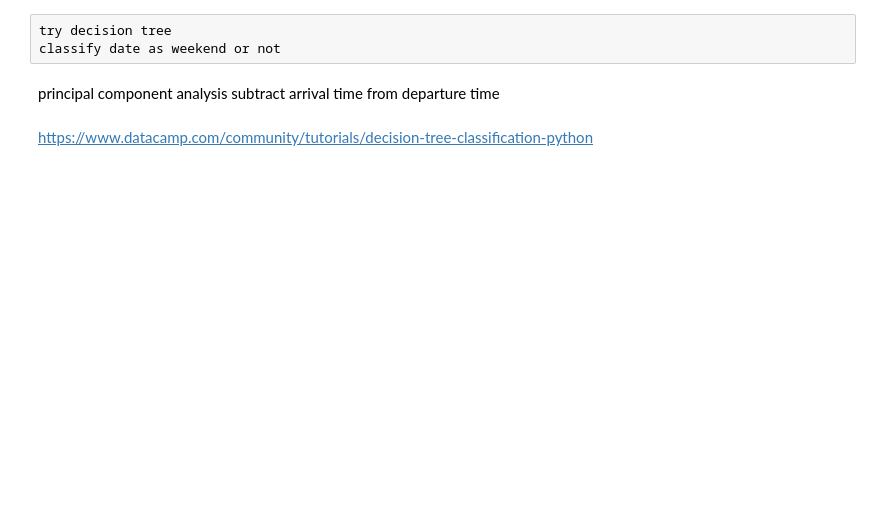
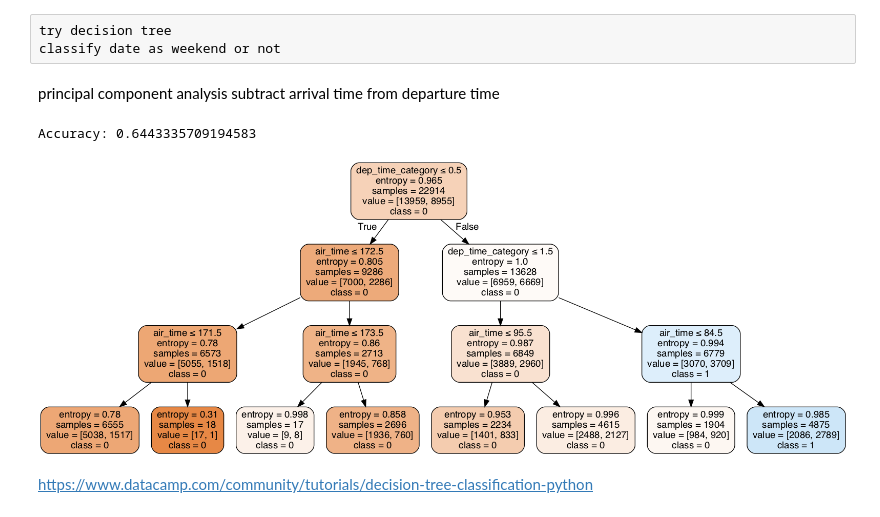
Before and after one commit to shparekh00/171Group14Project, a Jupyter notebook: 171Project_DataExploration-Copy1.ipynb, the cells around one changed output. Saved outputs shown, nothing was run; the diff lists cells and outputs as text; code cells hidden in the pictures; blank space fills up the shorter version.

Commit message:
added decision tree

```diff
--- a/171Project_DataExploration-Copy1.ipynb
+++ b/171Project_DataExploration-Copy1.ipynb
@@ -163,6 +171,34 @@ classify date as weekend or not
 # %% [markdown]
 principal component analysis
 subtract arrival time from departure time
+# %%
+X = new_df[['air_time','weekday','dep_time_category']]
+y = new_df[['dep_delay']]
+# Split dataset into training set and test set
+X_train, X_test, y_train, y_test = train_test_split(X, y, test_size=0.3, random_state=1)
+# %%
+clf = DecisionTreeClassifier(criterion="entropy", max_depth=3)
+clf = clf.fit(X_train,y_train)
+y_pred = clf.predict(X_test)
+print("Accuracy:",metrics.accuracy_score(y_test, y_pred))
+# %% [output]
+Accuracy: 0.6443335709194583
+# %%
+from sklearn.tree import export_graphviz
+from six import StringIO
+#from sklearn.externals.six import StringIO
+from IPython.display import Image
+import pydotplus
+
+dot_data = StringIO()
+export_graphviz(clf, out_file=dot_data,
+                filled=True, rounded=True,
+                special_characters=True,feature_names = X.columns,class_names=['0','1'])
+graph = pydotplus.graph_from_dot_data(dot_data.getvalue())
+graph.write_png('diabetes.png')
+Image(graph.create_png())
+# %% [output]
+[figure, added]
 # %% [markdown]
 https://www.datacamp.com/community/tutorials/decision-tree-classification-python
 # %%
```
Also changed, not shown: parts of 8 cells of this notebook.
